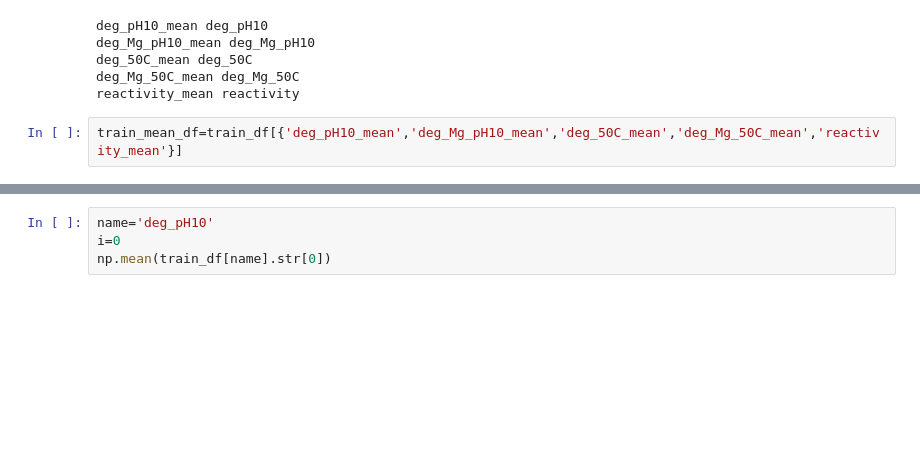
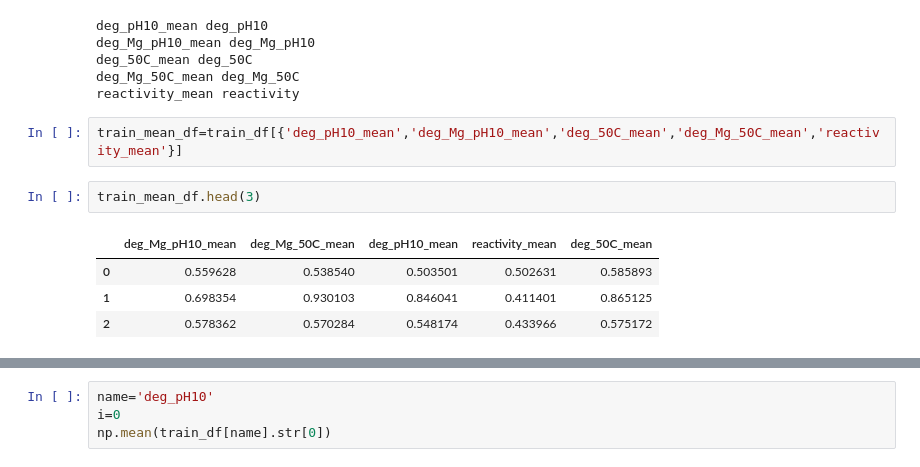
Before and after one commit to Skastalli/OpenVaccine, a Jupyter notebook: OpenVaccine_.ipynb, the cells around one changed output, grey strips where cells are left out. Cells and saved outputs as stored; diff of their text form; blank space fills up the shorter version.

```diff
--- a/OpenVaccine_.ipynb
+++ b/OpenVaccine_.ipynb
@@ -146,6 +179,13 @@ deg_Mg_50C_mean deg_Mg_50C
 reactivity_mean reactivity
 # %%
 train_mean_df=train_df[{'deg_pH10_mean','deg_Mg_pH10_mean','deg_50C_mean','deg_Mg_50C_mean','reactivity_mean'}]
+# %%
+train_mean_df.head(3)
+# %% [output]
+|  | deg_Mg_pH10_mean | deg_Mg_50C_mean | deg_pH10_mean | reactivity_mean | deg_50C_mean |
+| 0 | 0.559628 | 0.538540 | 0.503501 | 0.502631 | 0.585893 |
+| 1 | 0.698354 | 0.930103 | 0.846041 | 0.411401 | 0.865125 |
+| 2 | 0.578362 | 0.570284 | 0.548174 | 0.433966 | 0.575172 |
 # %%
 corrMatrix = train_mean_df.corr()
 
```
Also changed, not shown: parts of 68 cells of this notebook.
